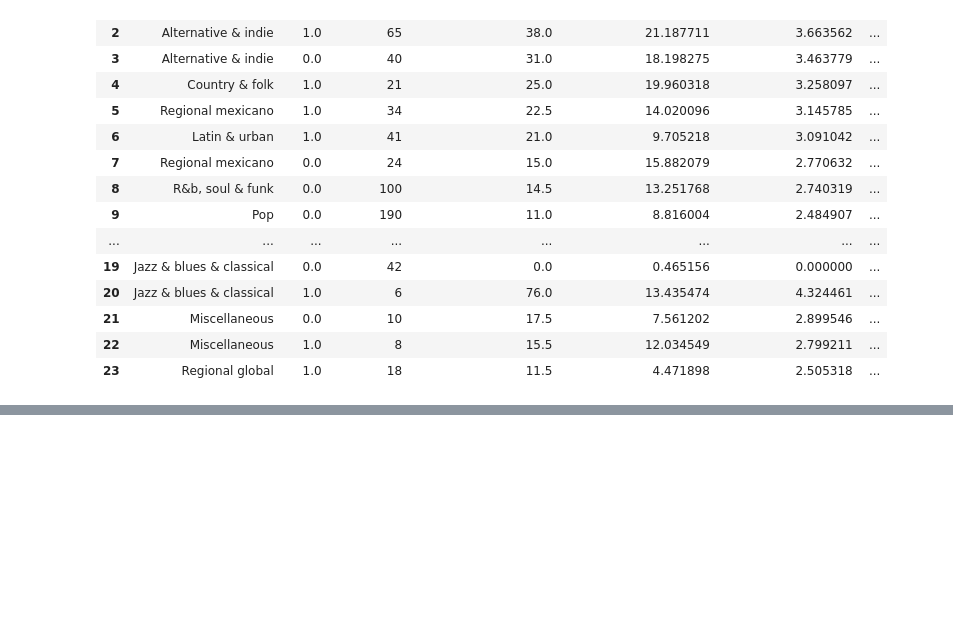
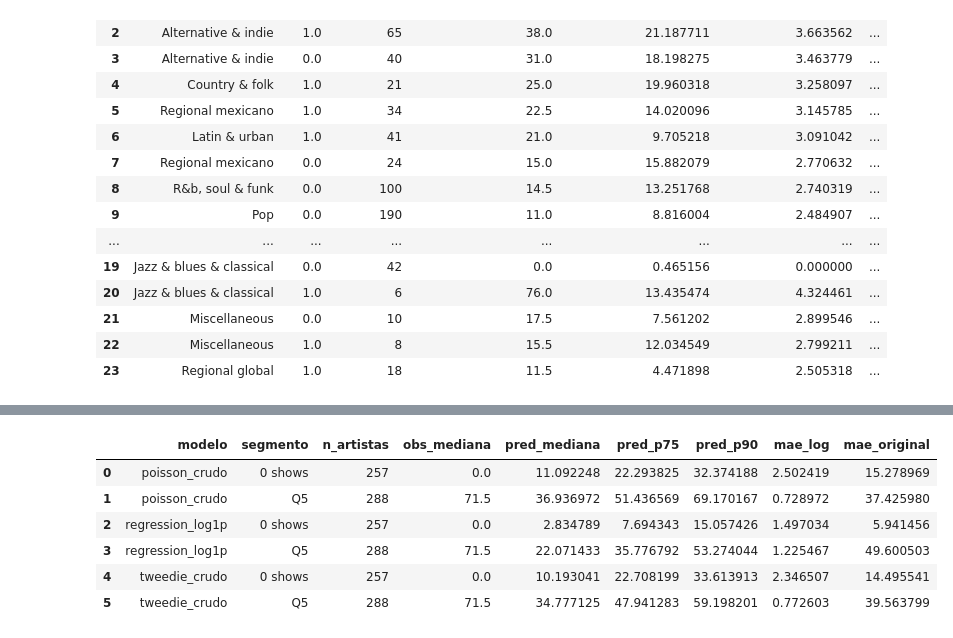
Before and after one commit to SilvanaBContreras/come_together_industria_de_la_musica, a Jupyter notebook: CT_SC_boosting_regression.ipynb, the cells around one changed output, grey strips where cells are left out. Cells and saved outputs as stored; diff of their text form; code cells hidden in the pictures; blank space fills up the shorter version.

```diff
--- a/CT_SC_boosting_regression.ipynb
+++ b/CT_SC_boosting_regression.ipynb
@@ -4161,0 +4538,64 @@ Cruce genre_short × band
+# %%
+# ============================================================
+# Comparación específica: 0 shows y Q5
+# ============================================================
+
+tabla_segmentos_comparada = []
+
+for modelo_actual, df_modelo in df_pred_comparado.groupby("modelo"):
+
+    df_ceros = df_modelo[df_modelo["y_obs_original"] == 0]
+    df_q5 = df_modelo[df_modelo["grupo_target_log"].astype(str) == "Q5"]
+
+    tabla_segmentos_comparada.append({
+        "modelo": modelo_actual,
+        "segmento": "0 shows",
+        "n_artistas": len(df_ceros),
+        "obs_mediana": df_ceros["y_obs_original"].median(),
+        "pred_mediana": df_ceros["y_pred_original"].median(),
+        "pred_p75": np.percentile(df_ceros["y_pred_original"], 75),
+        "pred_p90": np.percentile(df_ceros["y_pred_original"], 90),
+        "mae_log": mean_absolute_error(
+            df_ceros["y_obs_log"],
+            df_ceros["y_pred_log"]
+        ),
+        "mae_original": mean_absolute_error(
+            df_ceros["y_obs_original"],
+            df_ceros["y_pred_original"]
+        )
+    })
+
+    tabla_segmentos_comparada.append({
+        "modelo": modelo_actual,
+        "segmento": "Q5",
+        "n_artistas": len(df_q5),
+        "obs_mediana": df_q5["y_obs_original"].median(),
+        "pred_mediana": df_q5["y_pred_original"].median(),
+        "pred_p75": np.percentile(df_q5["y_pred_original"], 75),
+        "pred_p90": np.percentile(df_q5["y_pred_original"], 90),
+        "mae_log": mean_absolute_error(
+            df_q5["y_obs_log"],
+            df_q5["y_pred_log"]
+        ),
+        "mae_original": mean_absolute_error(
+            df_q5["y_obs_original"],
+            df_q5["y_pred_original"]
+        )
+    })
+
+tabla_segmentos_comparada = pd.DataFrame(tabla_segmentos_comparada)
+
+display(tabla_segmentos_comparada)
+
+tabla_segmentos_comparada.to_csv(
+    "comparacion_regression_poisson_tweedie_segmentos_holdout.csv",
+    index=False
+)
+# %% [output]
+|  | modelo | segmento | n_artistas | obs_mediana | pred_mediana | pred_p75 | pred_p90 | mae_log | mae_original |
+| 0 | poisson_crudo | 0 shows | 257 | 0.0 | 11.092248 | 22.293825 | 32.374188 | 2.502419 | 15.278969 |
+| 1 | poisson_crudo | Q5 | 288 | 71.5 | 36.936972 | 51.436569 | 69.170167 | 0.728972 | 37.425980 |
+| 2 | regression_log1p | 0 shows | 257 | 0.0 | 2.834789 | 7.694343 | 15.057426 | 1.497034 | 5.941456 |
+| 3 | regression_log1p | Q5 | 288 | 71.5 | 22.071433 | 35.776792 | 53.274044 | 1.225467 | 49.600503 |
+| 4 | tweedie_crudo | 0 shows | 257 | 0.0 | 10.193041 | 22.708199 | 33.613913 | 2.346507 | 14.495541 |
+| 5 | tweedie_crudo | Q5 | 288 | 71.5 | 34.777125 | 47.941283 | 59.198201 | 0.772603 | 39.563799 |
```
Also changed, not shown: parts of 15 cells of this notebook, 26 other files.
